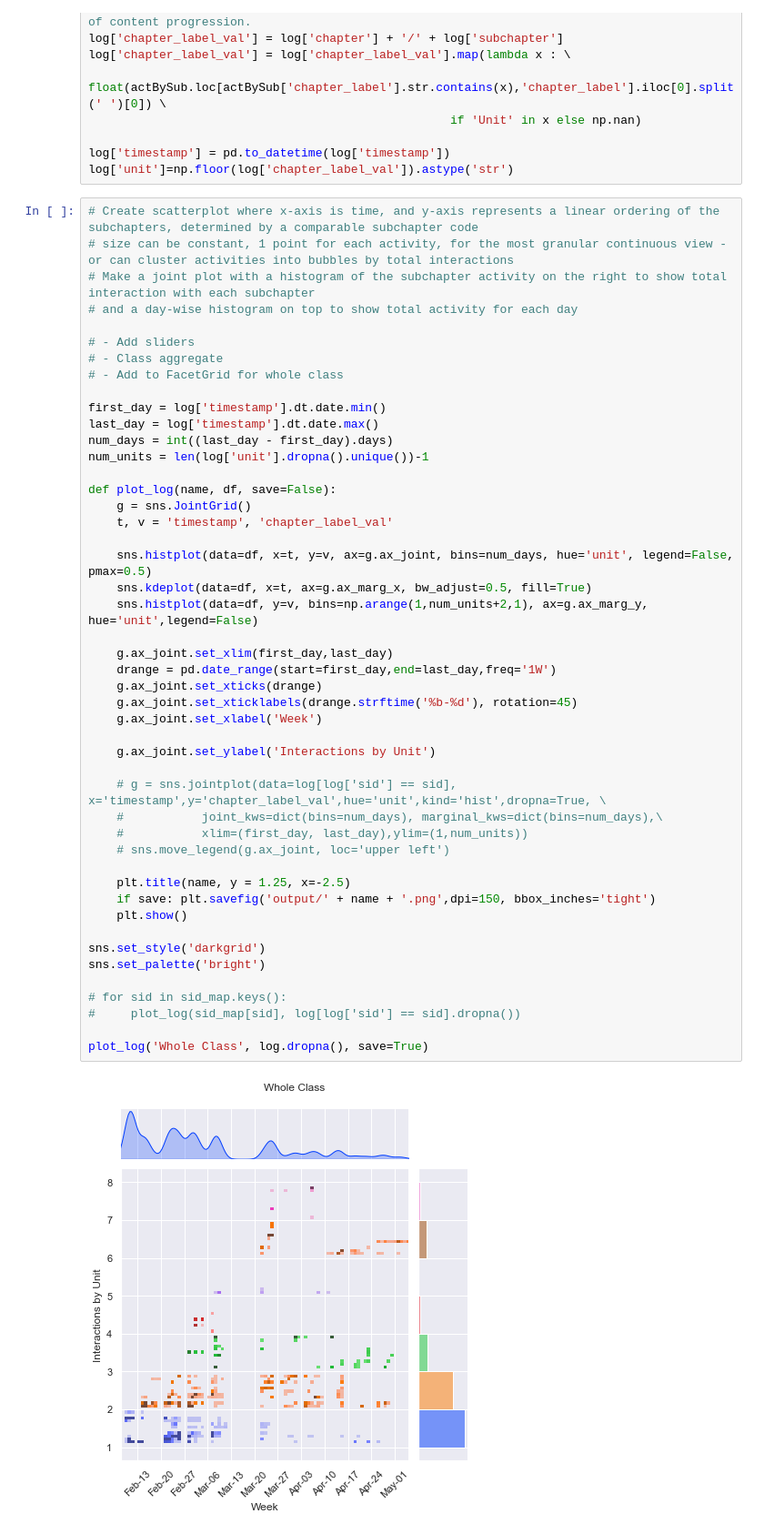
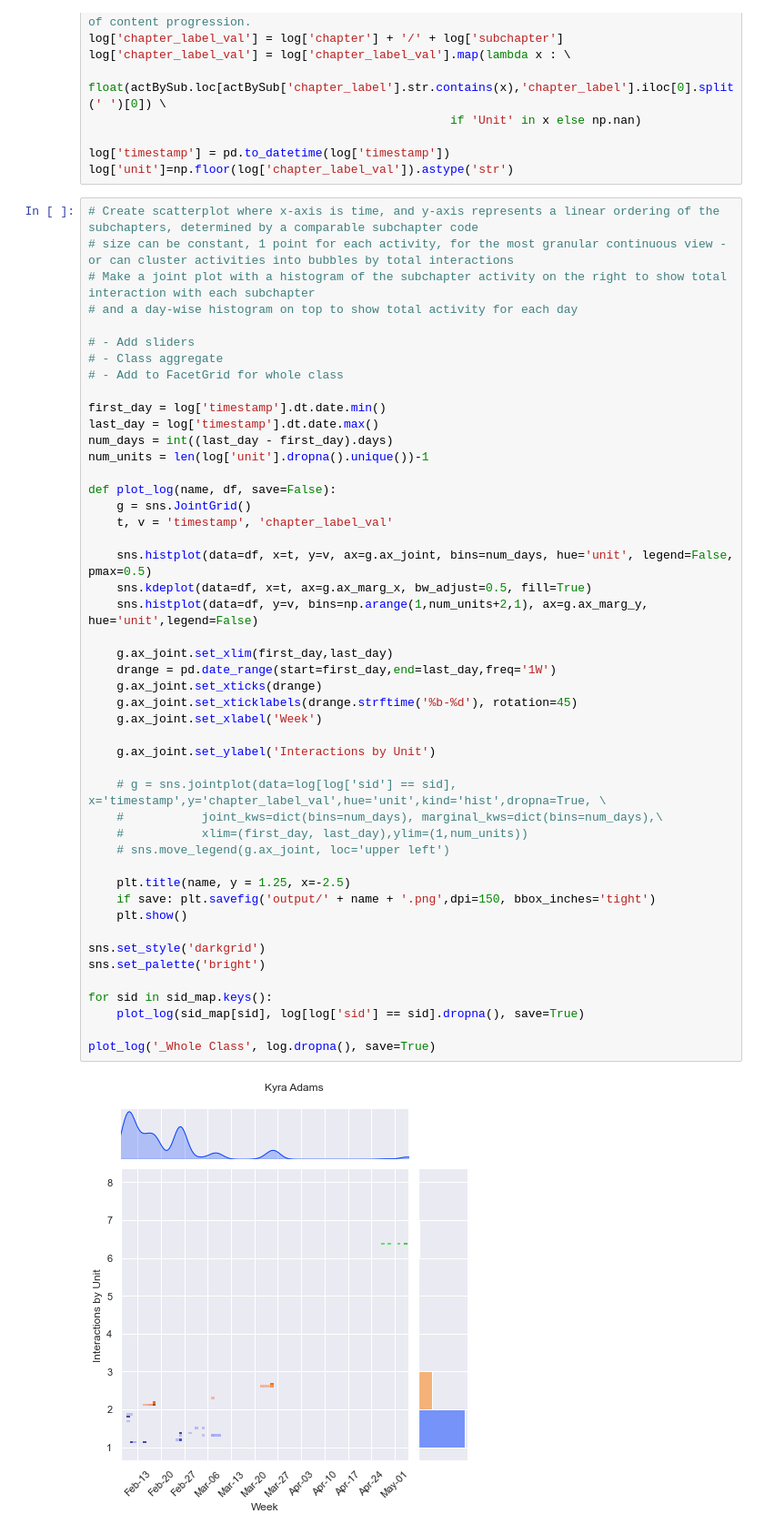
Before and after one commit to nvalente-2sigma/RunestoneAnalysis, a Jupyter notebook: analysis.ipynb, the cells around one changed output. Shown at 91% size. Cells and saved outputs as stored; diff of their text form.

```diff
--- a/analysis.ipynb
+++ b/analysis.ipynb
@@ -72,34 +72,34 @@ num_units = len(log['unit'].dropna().unique())-1
 def plot_log(name, df, save=False):
     g = sns.JointGrid()
     t, v = 'timestamp', 'chapter_label_val'
 
     sns.histplot(data=df, x=t, y=v, ax=g.ax_joint, bins=num_days, hue='unit', legend=False, pmax=0.5)
     sns.kdeplot(data=df, x=t, ax=g.ax_marg_x, bw_adjust=0.5, fill=True)
     sns.histplot(data=df, y=v, bins=np.arange(1,num_units+2,1), ax=g.ax_marg_y, hue='unit',legend=False)
 
     g.ax_joint.set_xlim(first_day,last_day)
     drange = pd.date_range(start=first_day,end=last_day,freq='1W')
     g.ax_joint.set_xticks(drange)
     g.ax_joint.set_xticklabels(drange.strftime('%b-%d'), rotation=45)
     g.ax_joint.set_xlabel('Week')
 
     g.ax_joint.set_ylabel('Interactions by Unit')
 
     # g = sns.jointplot(data=log[log['sid'] == sid], x='timestamp',y='chapter_label_val',hue='unit',kind='hist',dropna=True, \
     #           joint_kws=dict(bins=num_days), marginal_kws=dict(bins=num_days),\
     #           xlim=(first_day, last_day),ylim=(1,num_units))
     # sns.move_legend(g.ax_joint, loc='upper left')
 
     plt.title(name, y = 1.25, x=-2.5)
     if save: plt.savefig('output/' + name + '.png',dpi=150, bbox_inches='tight')
     plt.show()
 
 sns.set_style('darkgrid')
 sns.set_palette('bright')
 
-# for sid in sid_map.keys():
-#     plot_log(sid_map[sid], log[log['sid'] == sid].dropna())
+for sid in sid_map.keys():
+    plot_log(sid_map[sid], log[log['sid'] == sid].dropna(), save=True)
 
-plot_log('Whole Class', log.dropna(), save=True)
+plot_log('_Whole Class', log.dropna(), save=True)
 # %% [output]
-[figure, old version]
+[figure, new version]
```
Also changed, not shown: parts of 1 cell of this notebook, 16 other files.
